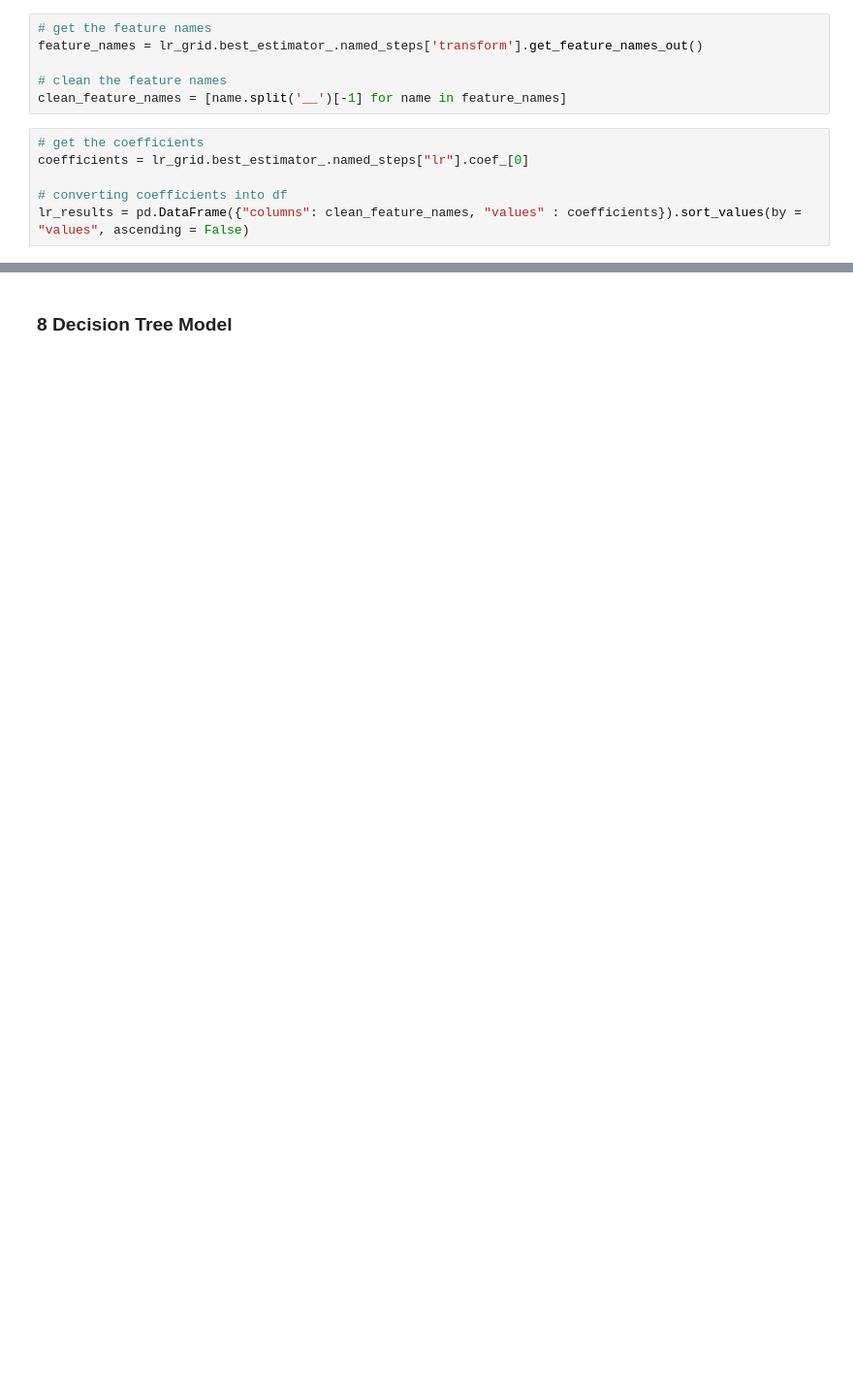
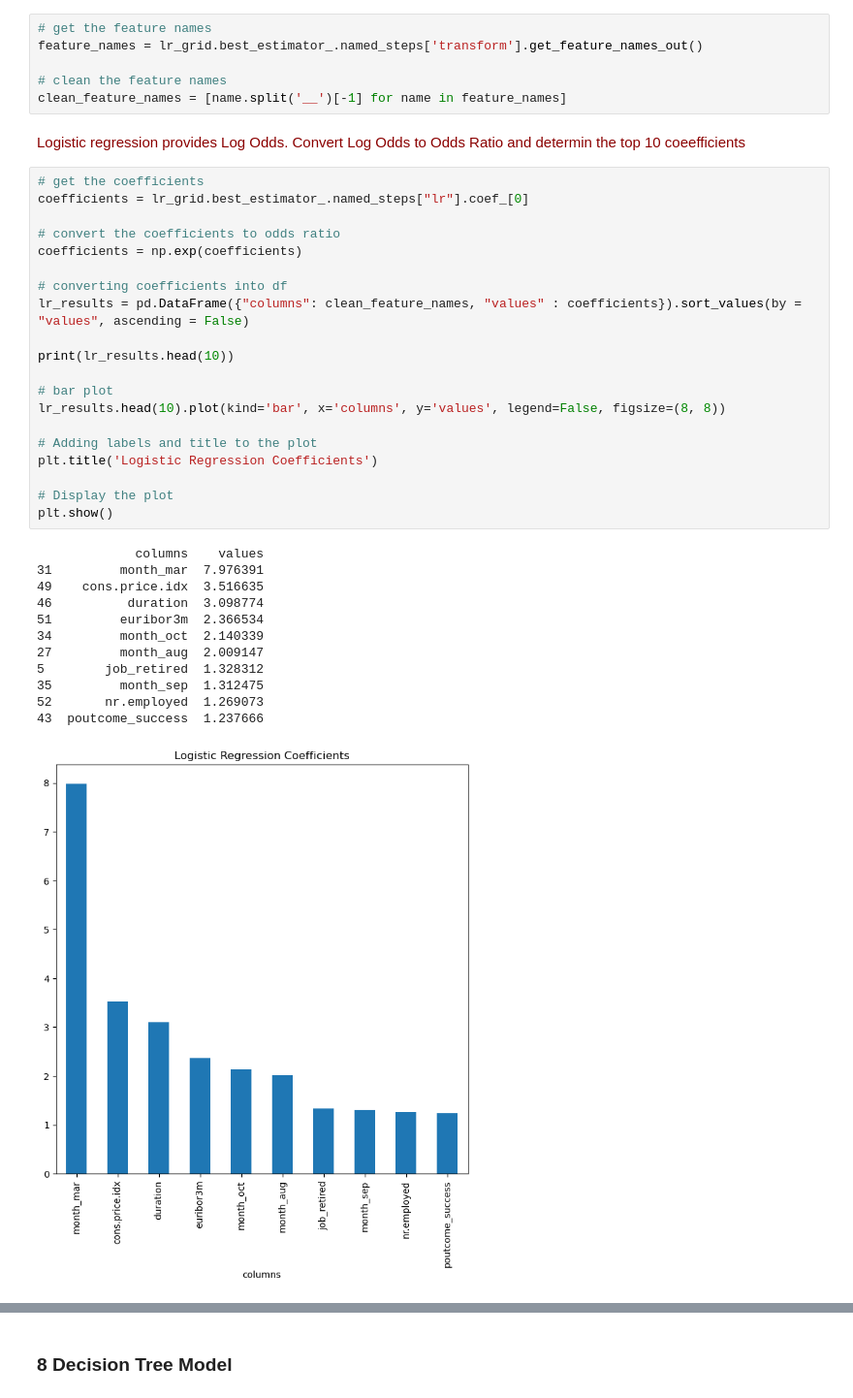
Before and after one commit to mgk2014/PCMLAI-bankcampaign, a Jupyter notebook: prompt_III.ipynb, the cells around one changed output, grey strips where cells are left out. Shown at 97% size. Saved outputs shown, nothing was run; the diff lists cells and outputs as text; blank space fills up the shorter version.

Commit message:
interpreted LR and DT coefficients

```diff
--- a/prompt_III.ipynb
+++ b/prompt_III.ipynb
@@ -658,9 +696,39 @@ feature_names = lr_grid.best_estimator_.named_steps['transform'].get_feature_nam
 
 # clean the feature names
 clean_feature_names = [name.split('__')[-1] for name in feature_names]
+# %% [markdown]
+<font color=darkred>
+Logistic regression provides Log Odds. Convert Log Odds to Odds Ratio and determin the top 10 coeefficients
 # %%
 # get the coefficients
 coefficients = lr_grid.best_estimator_.named_steps["lr"].coef_[0]
 
+# convert the coefficients to odds ratio
+coefficients = np.exp(coefficients)
+
 # converting coefficients into df
 lr_results = pd.DataFrame({"columns": clean_feature_names, "values" : coefficients}).sort_values(by = "values", ascending = False)
+
+print(lr_results.head(10))
+
+# bar plot
+lr_results.head(10).plot(kind='bar', x='columns', y='values', legend=False, figsize=(8, 8))
+
+# Adding labels and title to the plot
+plt.title('Logistic Regression Coefficients')
+
+# Display the plot
+plt.show()
+# %% [output]
+             columns    values
+31         month_mar  7.976391
+49    cons.price.idx  3.516635
+46          duration  3.098774
+51         euribor3m  2.366534
+34         month_oct  2.140339
+27         month_aug  2.009147
+5        job_retired  1.328312
+35         month_sep  1.312475
+52       nr.employed  1.269073
+43  poutcome_success  1.237666
+[figure, added]
```
Also changed, not shown: parts of 55 cells of this notebook.
